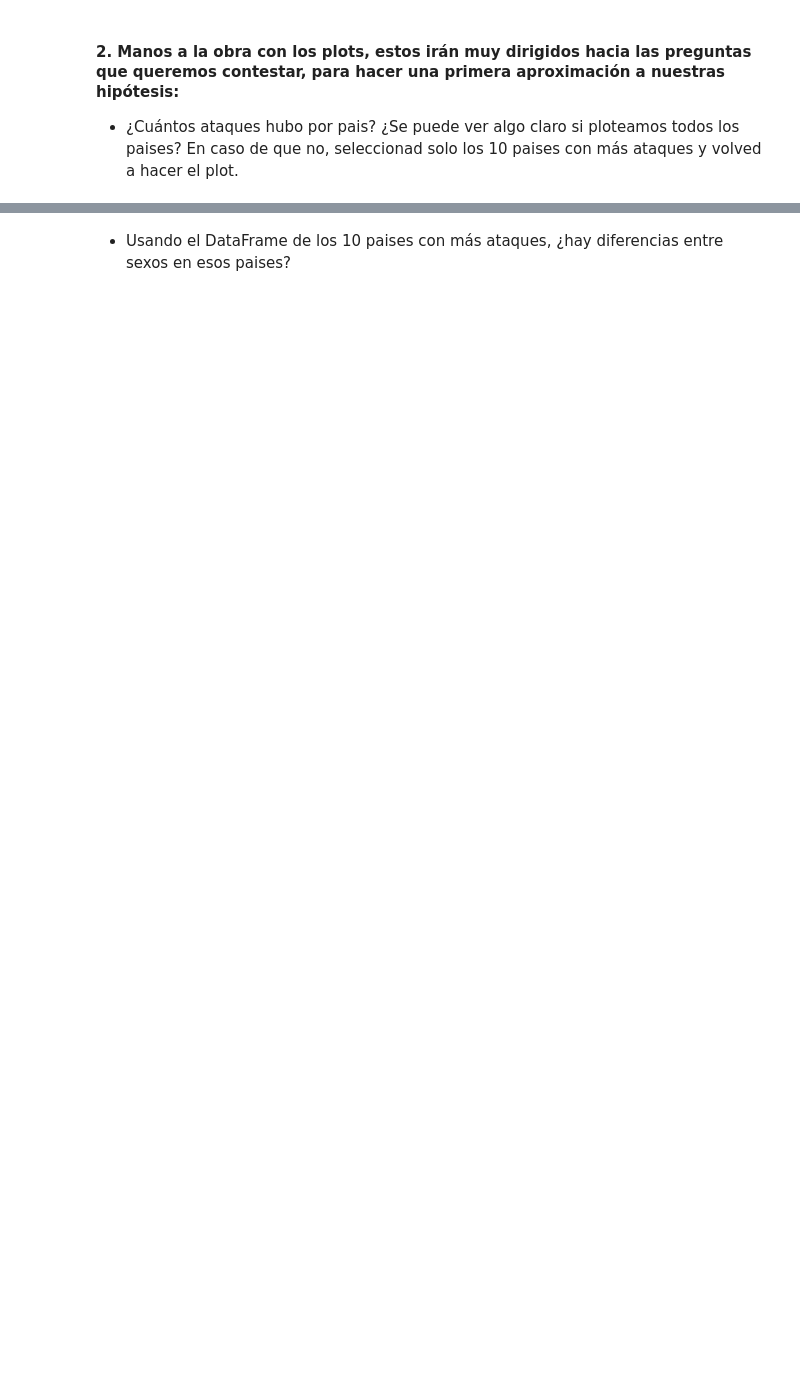
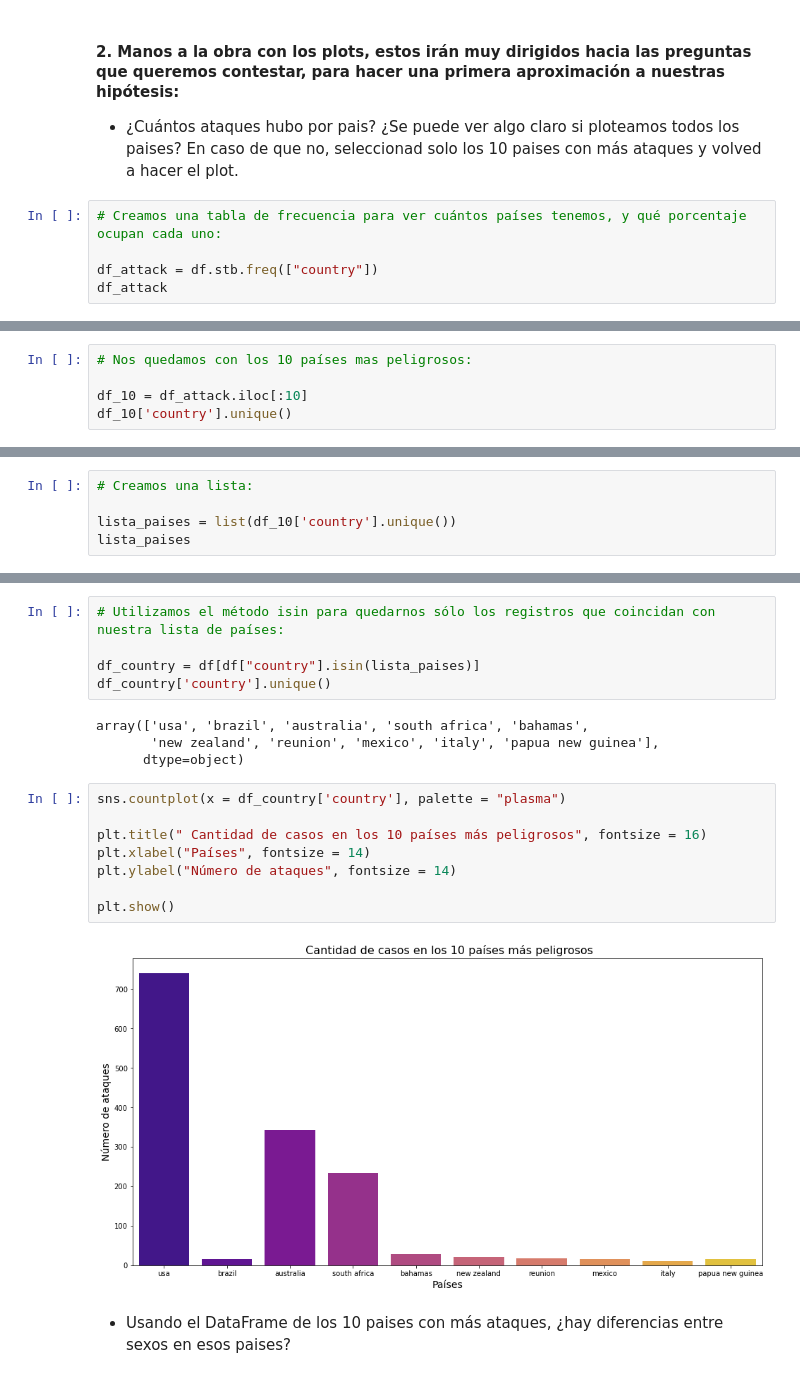
Before and after one commit to Adalab/DA-promo-c-modulo-2-sprint-2-Gadea-Laura, a Jupyter notebook: EDA/EDA-3-Análisis-exploratorio-grafico.ipynb, the cells around one changed output, grey strips where cells are left out. Saved outputs shown, nothing was run; the diff lists cells and outputs as text; blank space fills up the shorter version.

```diff
--- a/EDA/EDA-3-Análisis-exploratorio-grafico.ipynb
+++ b/EDA/EDA-3-Análisis-exploratorio-grafico.ipynb
@@ -13,3 +32,8 @@ Es el momento de hacer una buena exploración visual de los datos para entender
 #### 2. Manos a la obra con los plots, estos irán muy dirigidos hacia las preguntas que queremos contestar, para hacer una primera aproximación a nuestras hipótesis:
 
 - ¿Cuántos ataques hubo por pais? ¿Se puede ver algo claro si ploteamos todos los paises? En caso de que no, seleccionad solo los 10 paises con más ataques y volved a hacer el plot.
+# %%
+# Creamos una tabla de frecuencia para ver cuántos países tenemos, y qué porcentaje ocupan cada uno:
+
+df_attack = df.stb.freq(["country"])
+df_attack
@@ -15,0 +56,5 @@ Es el momento de hacer una buena exploración visual de los datos para entender
+# %%
+# Nos quedamos con los 10 países mas peligrosos:
+
+df_10 = df_attack.iloc[:10]
+df_10['country'].unique()
@@ -15,0 +65,5 @@ Es el momento de hacer una buena exploración visual de los datos para entender
+# %%
+# Creamos una lista:
+
+lista_paises = list(df_10['country'].unique())
+lista_paises
@@ -16,2 +81,21 @@ Es el momento de hacer una buena exploración visual de los datos para entender
+# %%
+# Utilizamos el método isin para quedarnos sólo los registros que coincidan con nuestra lista de países:
+
+df_country = df[df["country"].isin(lista_paises)]
+df_country['country'].unique()
+# %% [output]
+array(['usa', 'brazil', 'australia', 'south africa', 'bahamas',
+       'new zealand', 'reunion', 'mexico', 'italy', 'papua new guinea'],
+      dtype=object)
+# %%
+sns.countplot(x = df_country['country'], palette = "plasma")
+
+plt.title(" Cantidad de casos en los 10 países más peligrosos", fontsize = 16)
+plt.xlabel("Países", fontsize = 14)
+plt.ylabel("Número de ataques", fontsize = 14)
+
+plt.show()
+# %% [output]
+[figure, added]
 # %% [markdown]
 - Usando el DataFrame de los 10 paises con más ataques, ¿hay diferencias entre sexos en esos paises?
```
Also changed, not shown: parts of 16 cells of this notebook, 1 other file.
